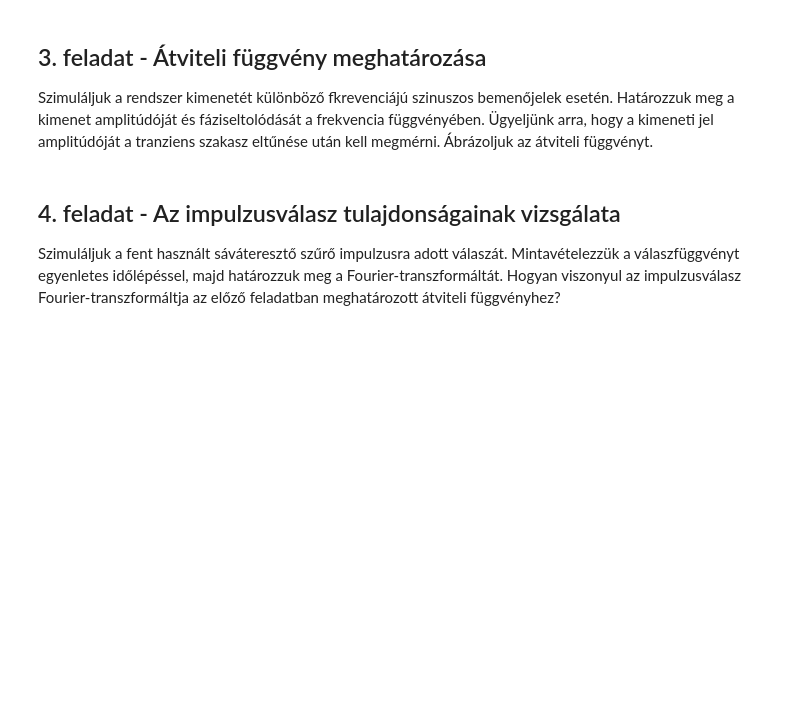
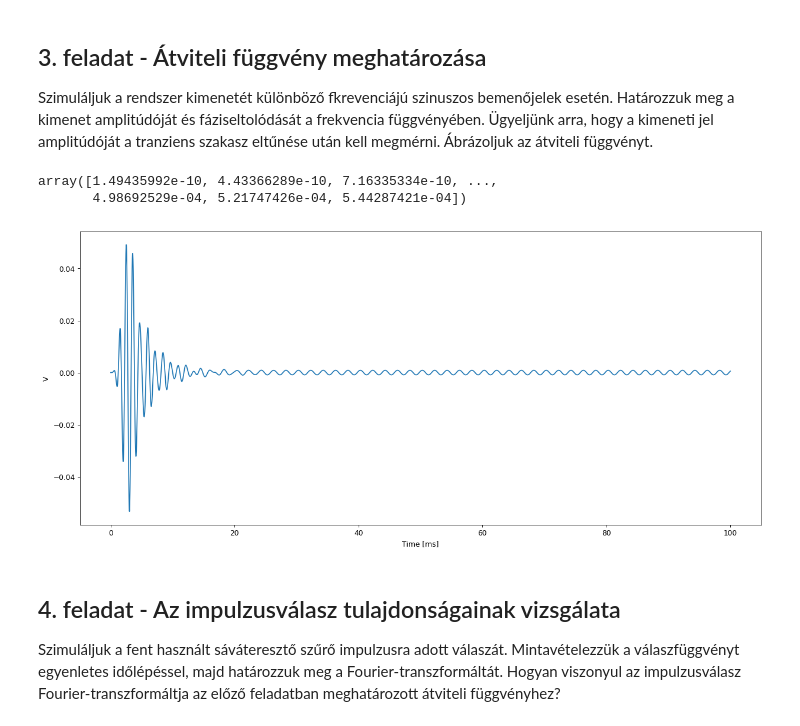
Before and after one commit to Tominano/Numerical-methods-of-physics-II, a Jupyter notebook: 3_feladatsor/3_feladat_Kapolcs.ipynb, the cells around one changed output. Cells and saved outputs as stored; diff of their text form; code cells hidden in the pictures; blank space fills up the shorter version.

```diff
--- a/3_feladatsor/3_feladat_Kapolcs.ipynb
+++ b/3_feladatsor/3_feladat_Kapolcs.ipynb
@@ -421,3 +403,30 @@ Szimuláljuk a rendszer kimenetét különböző fkrevenciájú szinuszos bemen
+# %%
+# Átviteli függvény meghatározása
+c = butterworth_bandpass()
+# c = rc_lowpass()
+#c = butterworth_lowpass()
+
+t = np.linspace(0,60,10001)
+
+plt.figure(num=None, figsize=(16, 8), dpi=80, facecolor='w', edgecolor='k')
+mero_egysegimp_interp = interp1d(t,mero_egysegimp(t), kind = 'linear')
+t_imp, s_imp, r_imp = run_transient(c, mero_egysegimp_interp, tstart=0, tstop=10e-2)
+
+t_sin, s_sin, r_sin = run_transient(c, lambda t:mero_sin(t, 1, 500, 0), tstart=0, tstop=10e-2)
+    #t = np.linspace(0, 1, 500), A = 1, f = 1000, phi = 0
+
+#plt.plot(t_sin * 1e3, s_sin)
+plt.plot(t_sin * 1e3, r_sin)
+#plt.plot(t_imp * 1e3, s_imp)
+#plt.plot(t_imp * 1e3, r_imp)
+plt.xlabel("Time [ms]")
+plt.ylabel("V")
+
+r_sin
+# %% [output]
+array([1.49435992e-10, 4.43366289e-10, 7.16335334e-10, ...,
+       4.98692529e-04, 5.21747426e-04, 5.44287421e-04])
+[figure, added]
 # %%
 # Átviteli függvény ábrázolása
 # %% [markdown]
```
Also changed, not shown: parts of 12 cells of this notebook.
